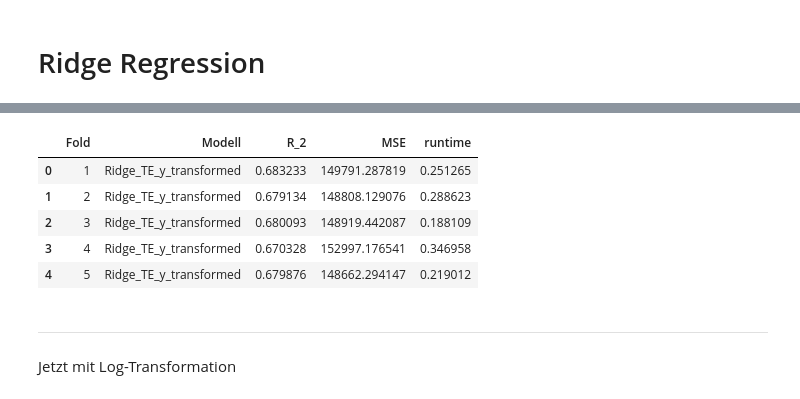
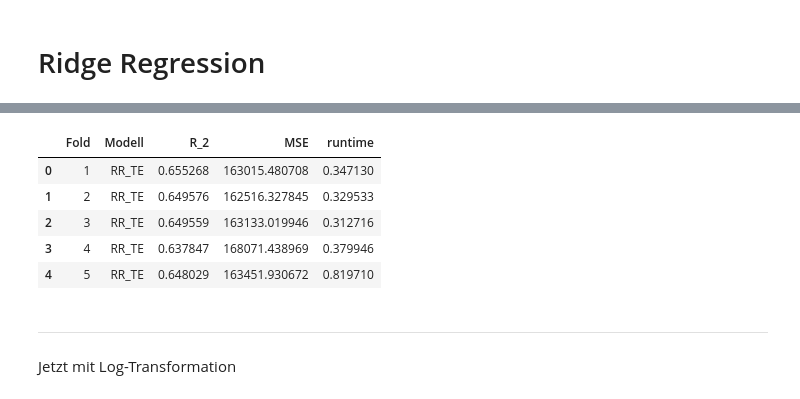
Before and after one commit to FelixFritz02/DataProject-WS-25-26, a Jupyter notebook: Regression.ipynb, the cells around one changed output, grey strips where cells are left out. Cells and saved outputs as stored; diff of their text form; code cells hidden in the pictures.

```diff
--- a/Regression.ipynb
+++ b/Regression.ipynb
@@ -37,16 +38,16 @@ Outer Fold 5/5 | Best Params: {'model__alpha': np.float64(215.44346900318823)} |
 # %%
 number_outer_cv_splits = 5
 model_evaluation = pd.DataFrame({"Fold": range(1, number_outer_cv_splits+1)})
-model_evaluation['Modell'] = ['Ridge_TE'] * number_outer_cv_splits
+model_evaluation['Modell'] = ['RR_TE'] * number_outer_cv_splits
 model_evaluation['R_2'] = ridge_cv.get_r2_scores()
 model_evaluation['MSE'] = ridge_cv.get_mse_scores()
 model_evaluation["runtime"] = ridge_cv.get_fit_times()
 model_evaluation
 # %% [output]
 |  | Fold | Modell | R_2 | MSE | runtime |
-| 0 | 1 | Ridge_TE_y_transformed | 0.683233 | 149791.287819 | 0.251265 |
-| 1 | 2 | Ridge_TE_y_transformed | 0.679134 | 148808.129076 | 0.288623 |
-| 2 | 3 | Ridge_TE_y_transformed | 0.680093 | 148919.442087 | 0.188109 |
-| 3 | 4 | Ridge_TE_y_transformed | 0.670328 | 152997.176541 | 0.346958 |
-| 4 | 5 | Ridge_TE_y_transformed | 0.679876 | 148662.294147 | 0.219012 |
+| 0 | 1 | RR_TE | 0.655268 | 163015.480708 | 0.347130 |
+| 1 | 2 | RR_TE | 0.649576 | 162516.327845 | 0.329533 |
+| 2 | 3 | RR_TE | 0.649559 | 163133.019946 | 0.312716 |
+| 3 | 4 | RR_TE | 0.637847 | 168071.438969 | 0.379946 |
+| 4 | 5 | RR_TE | 0.648029 | 163451.930672 | 0.819710 |
 # %%
```
Also changed, not shown: parts of 7 cells of this notebook, 10 other files.
